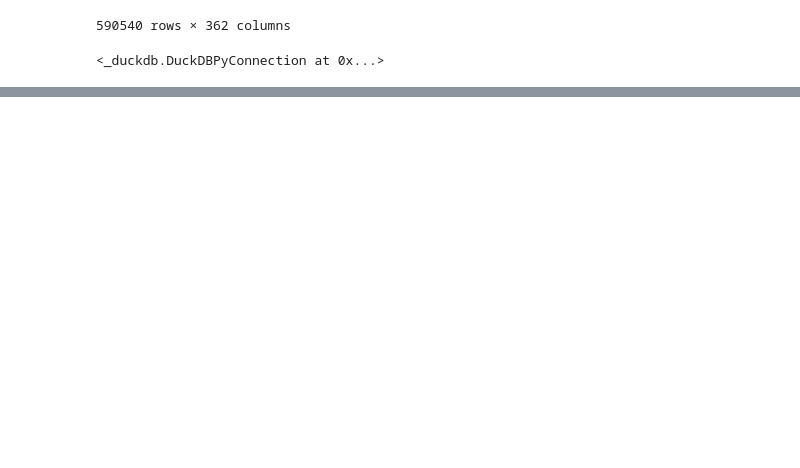
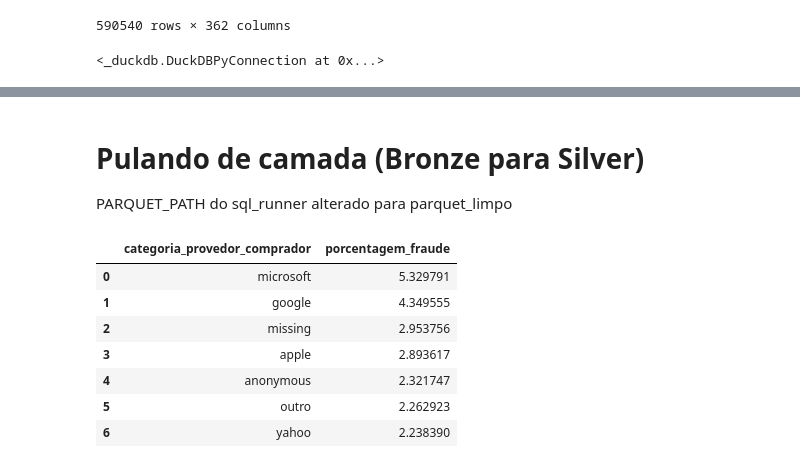
Before and after one commit to Lobato2310/ETL-features, a Jupyter notebook: notebooks/01_eda_tratamento.ipynb, the cells around one changed output, grey strips where cells are left out. Cells and saved outputs as stored; diff of their text form; code cells hidden in the pictures; blank space fills up the shorter version.

Commit message:
risco provedor comprador

```diff
--- a/notebooks/01_eda_tratamento.ipynb
+++ b/notebooks/01_eda_tratamento.ipynb
@@ -153,3 +154,18 @@ Construção da View Virtual: As regras de negócio foram unificadas em uma VIEW
 Exportação de Alta Performance: O arquivo final foi persistido diretamente do motor C++ do DuckDB para o disco, eliminando gargalos do PyArrow e otimizando o tempo de gravação.
 Caminho de Destino: data/processed/train_clean.parquet
 Tempo de Execução: 10,8 segundos para gravação de 590.540 linhas x 362 colunas.
+# %% [markdown]
+# Pulando de camada (Bronze para Silver)
+PARQUET_PATH do sql_runner alterado para parquet_limpo
+# %%
+risco_provedor_comprador = run_query('07_calculo_fraude_email_comp.sql')
+risco_provedor_comprador
+# %% [output]
+|  | categoria_provedor_comprador | porcentagem_fraude |
+| 0 | microsoft | 5.329791 |
+| 1 | google | 4.349555 |
+| 2 | missing | 2.953756 |
+| 3 | apple | 2.893617 |
+| 4 | anonymous | 2.321747 |
+| 5 | outro | 2.262923 |
+| 6 | yahoo | 2.238390 |
```
Also changed, not shown: 2 other files.
